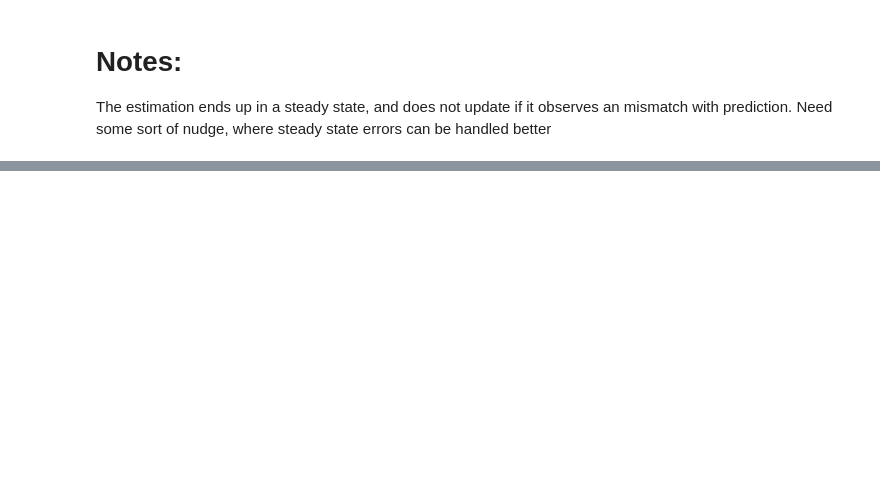
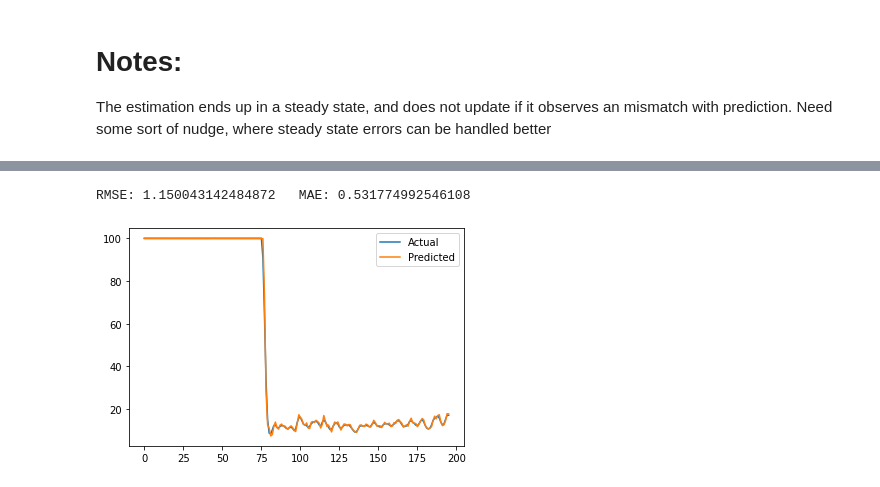
Before and after one commit to dipayan2/ARMAModel, a Jupyter notebook: ModularCode.ipynb, the cells around one changed output, grey strips where cells are left out. Saved outputs shown, nothing was run; the diff lists cells and outputs as text; code cells hidden in the pictures; blank space fills up the shorter version.

```diff
--- a/ModularCode.ipynb
+++ b/ModularCode.ipynb
@@ -493 +517,7 @@ RMSE: 0.5918455050826058   MAE: 0.20871065082134369
+# %%
+#Lfilter
+main(TRAIN_END=7500,TEST_START=7500,N_CLUST=2,STEP=200,ARP=4)
+# %% [output]
+RMSE: 1.150043142484872   MAE: 0.531774992546108
+[figure, added]
 # %%
```
Also changed, not shown: parts of 5 cells of this notebook, 1 other file.
